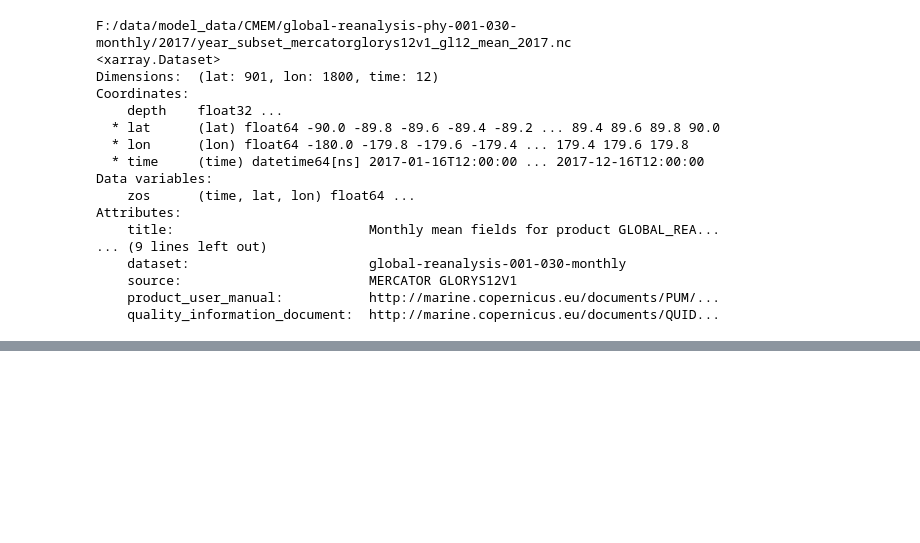
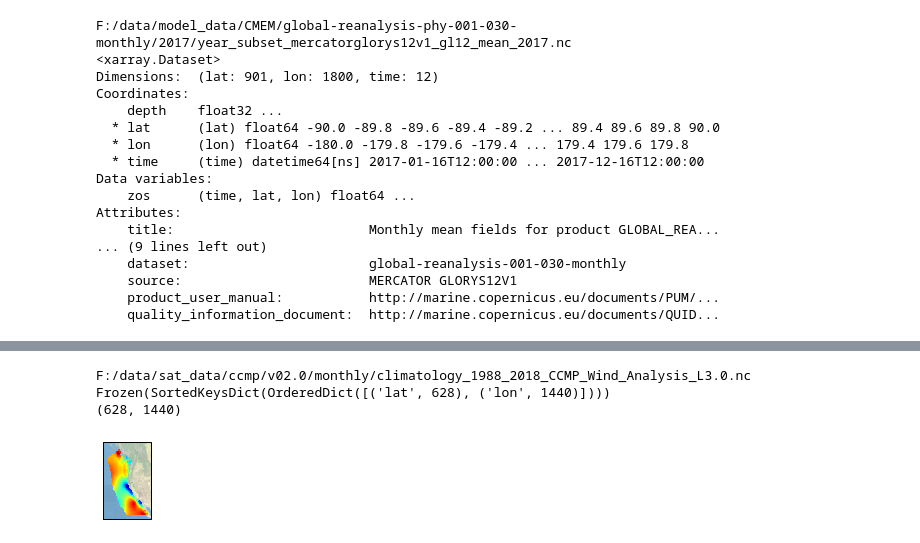
Before and after one commit to cgentemann/Biophysical, a Jupyter notebook: PICES average environment in boxes.ipynb, the cells around one changed output, grey strips where cells are left out. Cells and saved outputs as stored; diff of their text form; code cells hidden in the pictures; blank space fills up the shorter version.

```diff
--- a/PICES average environment in boxes.ipynb
+++ b/PICES average environment in boxes.ipynb
@@ -389,0 +518,6 @@ F:/data/model_data/CMEM/global-analysis-forecast-phys_001_015/monthly/year_subse
+# %%
+ds = get_monthly_sst(lyr,0)
+land_mask = ds.copy(deep=True)
+ds = get_monthly_ccmp(lyr,0)
+land_mask2 = land_mask.interp_like(ds,method='nearest')
+land_mask2
@@ -390,3 +555,30 @@ F:/data/model_data/CMEM/global-analysis-forecast-phys_001_015/monthly/year_subse
+# %%
+        ds = get_monthly_ccmp(lyr,1)
+        ds.spd.attrs = {'long_name':'Wind Speed (m/s)'}
+        ds = ds.where(np.isfinite(land_mask2.mask))
+        data_in = ds.spd[0,:,:,0]
+        mask_interp = ds_mask.interp_like(data_in,method='nearest')
+        print(mask_interp.dims)
+        print(data_in.shape)
+        cond = (mask_interp.region_mask ==iregion)
+        ds_mean = data_in.where(cond)
+        #read in world map
+        if itype==0:
+            latmin=ds_mean.where(np.isfinite(ds_mean),drop=True).lat.min()-2
+            latmax=ds_mean.where(np.isfinite(ds_mean),drop=True).lat.max()+2
+            lonmin=ds_mean.where(np.isfinite(ds_mean),drop=True).lon.min()-2
+            lonmax=ds_mean.where(np.isfinite(ds_mean),drop=True).lon.max()+2
+        inumfig = 161+itype
+        ax = plt.subplot(inumfig, projection=ccrs.Mercator(central_longitude=180,min_latitude=20, max_latitude=70))
+        ax.background_img(name='ne_shaded', resolution='low')
+        #ax.background_img(name='BM', resolution='high')
+        ax.set_extent([lonmax,lonmin,latmin,latmax])
+        mm = ax.pcolormesh(ds_mean.lon,ds_mean.lat,ds_mean,transform=ccrs.PlateCarree(),cmap='jet' )
+# %% [output]
+F:/data/sat_data/ccmp/v02.0/monthly/climatology_1988_2018_CCMP_Wind_Analysis_L3.0.nc
+Frozen(SortedKeysDict(OrderedDict([('lat', 628), ('lon', 1440)])))
+(628, 1440)
+[figure, added]
 # %%
 for iregion in range(11,25):
     mask_name = str(iregion)+'_mask'
```
Also changed, not shown: parts of 14 cells of this notebook.
